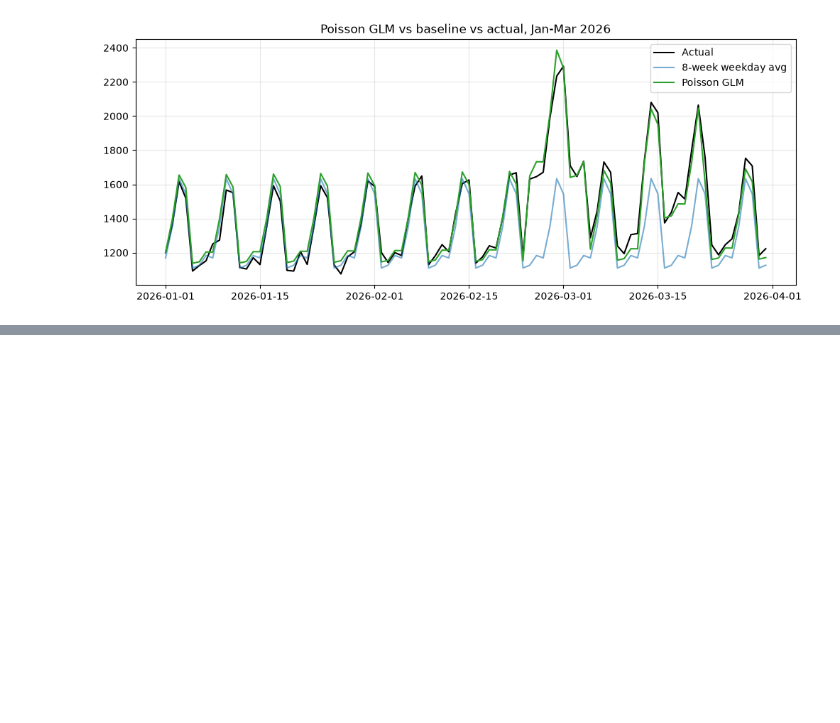
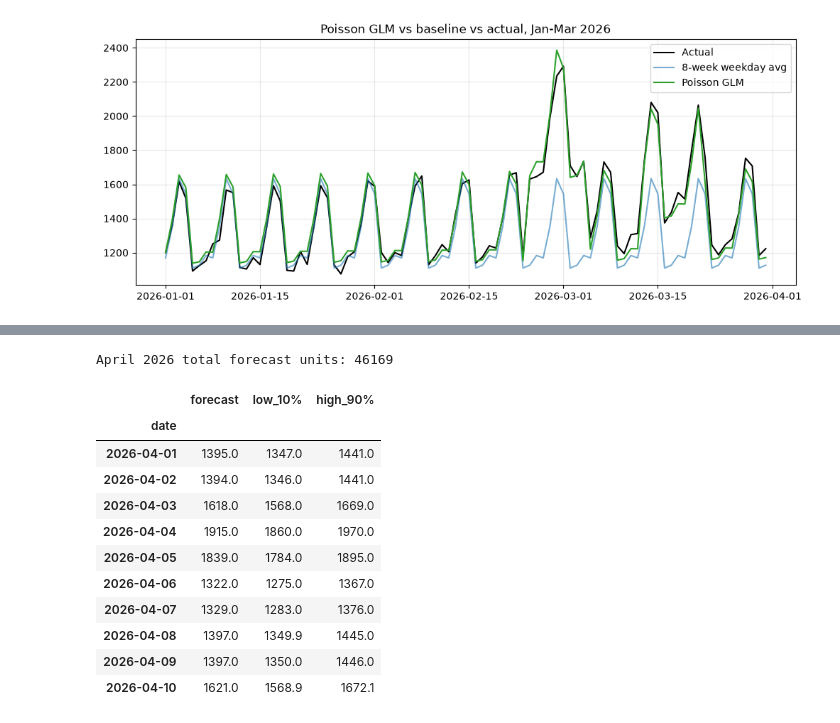
Before and after one commit to gauriverse/StockWise, a Jupyter notebook: notebooks/03_forecasting.ipynb, the cells around one changed output, grey strips where cells are left out. Drawn from its saved outputs; the diff is of its cells as text; code cells hidden in the pictures; blank space fills up the shorter version.

```diff
--- a/notebooks/03_forecasting.ipynb
+++ b/notebooks/03_forecasting.ipynb
@@ -161,0 +200,32 @@ plt.show()
+# %%
+X_all = make_features(daily.index)
+final = sm.GLM(daily.astype(float).values, X_all, family=sm.families.Poisson()).fit()
+
+future = pd.date_range("2026-04-01", "2026-04-30")
+X_future = make_features(future)
+assert list(X_future.columns) == list(X_all.columns)
+mean_fc = pd.Series(final.predict(X_future), index=future)
+
+
+rng = np.random.default_rng(1)
+sim = rng.poisson(mean_fc.values, size=(5000, len(future)))
+fc = pd.DataFrame({"forecast": mean_fc.round(0),
+                   "low_10%": np.percentile(sim, 10, axis=0),
+                   "high_90%": np.percentile(sim, 90, axis=0)})
+fc.index.name = "date"
+print("April 2026 total forecast units:", int(fc["forecast"].sum()))
+fc.head(10)
+# %% [output]
+April 2026 total forecast units: 46169
+|  | forecast | low_10% | high_90% |
+| date |  |  |  |
+| 2026-04-01 | 1395.0 | 1347.0 | 1441.0 |
+| 2026-04-02 | 1394.0 | 1346.0 | 1441.0 |
+| 2026-04-03 | 1618.0 | 1568.0 | 1669.0 |
+| 2026-04-04 | 1915.0 | 1860.0 | 1970.0 |
+| 2026-04-05 | 1839.0 | 1784.0 | 1895.0 |
+| 2026-04-06 | 1322.0 | 1275.0 | 1367.0 |
+| 2026-04-07 | 1329.0 | 1283.0 | 1376.0 |
+| 2026-04-08 | 1397.0 | 1349.9 | 1445.0 |
+| 2026-04-09 | 1397.0 | 1350.0 | 1446.0 |
+| 2026-04-10 | 1621.0 | 1568.9 | 1672.1 |
```
Also changed, not shown: parts of 4 cells of this notebook, 2 other files.
